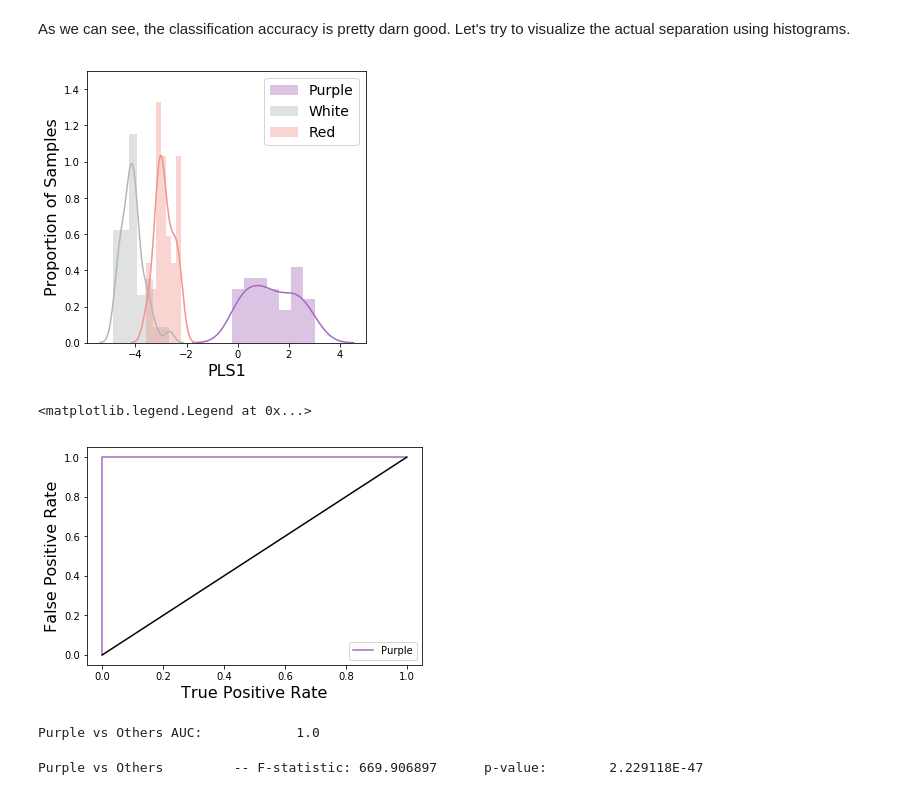
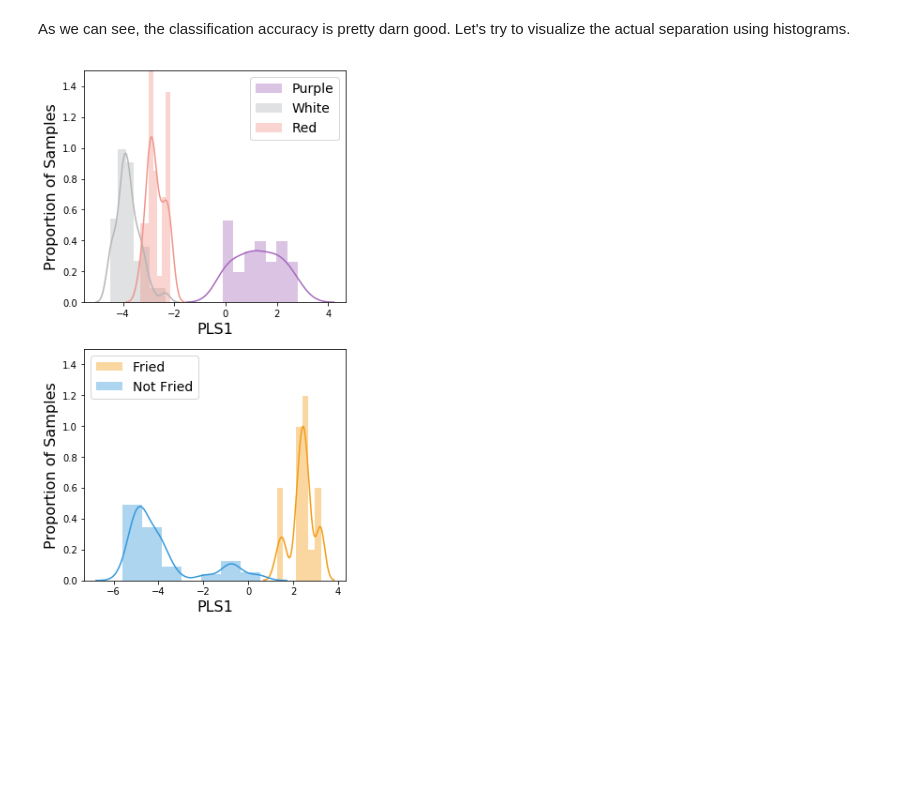
Before and after one commit to mortonjt/pls-balances, a Jupyter notebook: pls_balances/ipynb/potatos.ipynb, the cells around one changed output. Cells and saved outputs as stored; diff of their text form; code cells hidden in the pictures; blank space fills up the shorter version.

```diff
--- a/pls_balances/ipynb/potatos.ipynb
+++ b/pls_balances/ipynb/potatos.ipynb
@@ -47,4 +47,9 @@ table, metadata = match(table, metadata)
 purple_color = '#A569BD'
 white_color = '#B3B6B7'
 red_color = '#F1948A'
+
+fried_color = '#F39C12'
+not_fried_color = '#3498DB'
+metadata['Fried'] = np.logical_or(metadata['processing_type']=='Chips',
+                                  metadata['processing_type']=='FrenchFried')
 # %% [markdown]
@@ -136,7 +182,7 @@ Now we will perform cross validation to see how generalizable this model is, by
 cats = pd.Series(class_purple, index=metadata.index)
 res = balance_classify(table+1, cats, num_folds=4,
                        means_init=np.array([[-0.05], [0], [0.05]]) )
-num, denom, rad_balance, cv = res
+num, denom, color_balance, cv = res
 cv
 # %% [output]
 |  | Q2 | AUROC |
@@ -146,0 +197,6 @@ cv
+# %%
+cats = pd.Series(metadata.Fried.values, index=metadata.index)
+res = balance_classify(table+1, 1-cats, num_folds=4,
+                       means_init=np.array([[-0.025], [0], [0.025]]))
+num, denom, fried_balance, cv = res
+cv
@@ -151,43 +213,28 @@ cv['AUROC'].mean()
 # %% [markdown]
 As we can see, the classification accuracy is pretty darn good.  Let's try to visualize the actual separation using histograms.
 # %%
-fig, ax = plt.subplots(figsize=(5, 5))
-sns.distplot(rad_balance[class_purple],
-             label='Purple', color=purple_color, bins=7, ax=ax)
-sns.distplot(rad_balance[class_white],
-             label='White', color=white_color, bins=7, ax=ax)
-sns.distplot(rad_balance[class_red],
-             label='Red', color=red_color, bins=7, ax=ax)
-ax.legend(fontsize=14)
-ax.set_ylabel('Proportion of Samples', fontsize=16)
-ax.set_xlabel('PLS1', fontsize=16)
-ax.set_ylim([0, 1.5])
+fig, (ax_c, ax_p) = plt.subplots(2, 1, figsize=(5, 10))
+sns.distplot(color_balance[class_purple],
+             label='Purple', color=purple_color, bins=7, ax=ax_c)
+sns.distplot(color_balance[class_white],
+             label='White', color=white_color, bins=7, ax=ax_c)
+sns.distplot(color_balance[class_red],
+             label='Red', color=red_color, bins=7, ax=ax_c)
+ax_c.legend(fontsize=14)
+ax_c.set_ylabel('Proportion of Samples', fontsize=16)
+ax_c.set_xlabel('PLS1', fontsize=16)
+ax_c.set_ylim([0, 1.5])
+
+sns.distplot(efried_balance[metadata.Fried],
+             label='Fried', color=fried_color, bins=7, ax=ax_p)
+sns.distplot(fried_balance[~metadata.Fried],
+             label='Not Fried', color=not_fried_color, bins=7, ax=ax_p)
+ax_p.legend(fontsize=14)
+ax_p.set_ylabel('Proportion of Samples', fontsize=16)
+ax_p.set_xlabel('PLS1', fontsize=16)
+ax_p.set_ylim([0, 1.5])
+
+
 plt.savefig('../results/figures/figure3_potato_sample_histogram.pdf')
 # %% [output]
-[figure, old version]
+[figure, new version]
-# %%
-from sklearn.metrics import roc_curve
-potato_fpr, potato_tpr, potato_thresholds = roc_curve(y_true=1-cats.astype(int),
-                                                      y_score=rad_balance)
-
-plt.plot(potato_tpr, potato_fpr, label='Purple', c=purple_color)
-plt.plot(np.linspace(0, 1), np.linspace(0, 1), c='k')
-plt.xlabel('True Positive Rate', fontsize=16)
-plt.ylabel('False Positive Rate', fontsize=16)
-plt.legend(loc=4)
-#plt.savefig('purple_roc_curve.pdf')
-# %% [output]
-<matplotlib.legend.Legend at 0x...>
-[figure, removed]
-# %%
-from sklearn.metrics import auc
-print('Purple vs Others AUC:\t\t', auc(potato_tpr, potato_fpr))
-# %% [output]
-Purple vs Others AUC:            1.0
-# %%
-from scipy.stats import f_oneway
-potato_f, potato_p = f_oneway(potato_balance.loc[class_purple],
-                              potato_balance.loc[~class_purple])
-print('Purple vs Others \t -- F-statistic: %f \t p-value: \t %E' % (potato_f, potato_p))
-# %% [output]
-Purple vs Others         -- F-statistic: 669.906897      p-value:        2.229118E-47
```
Also changed, not shown: parts of 19 cells of this notebook, 3 other files.
